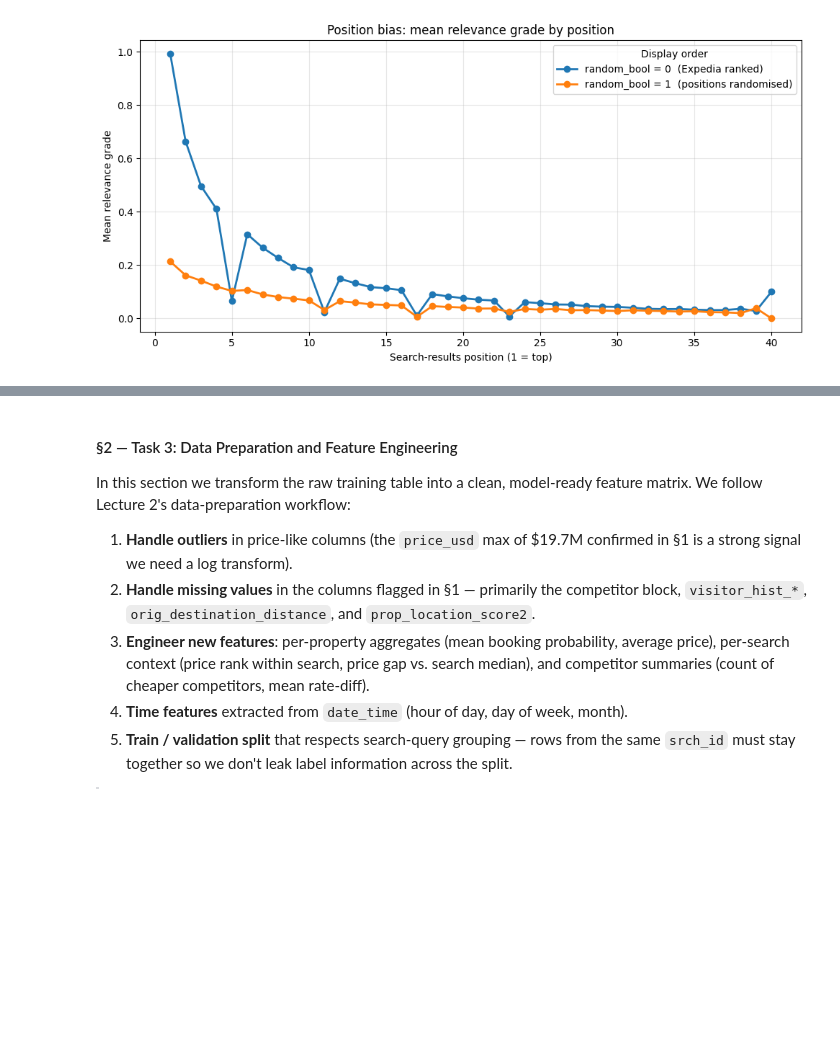
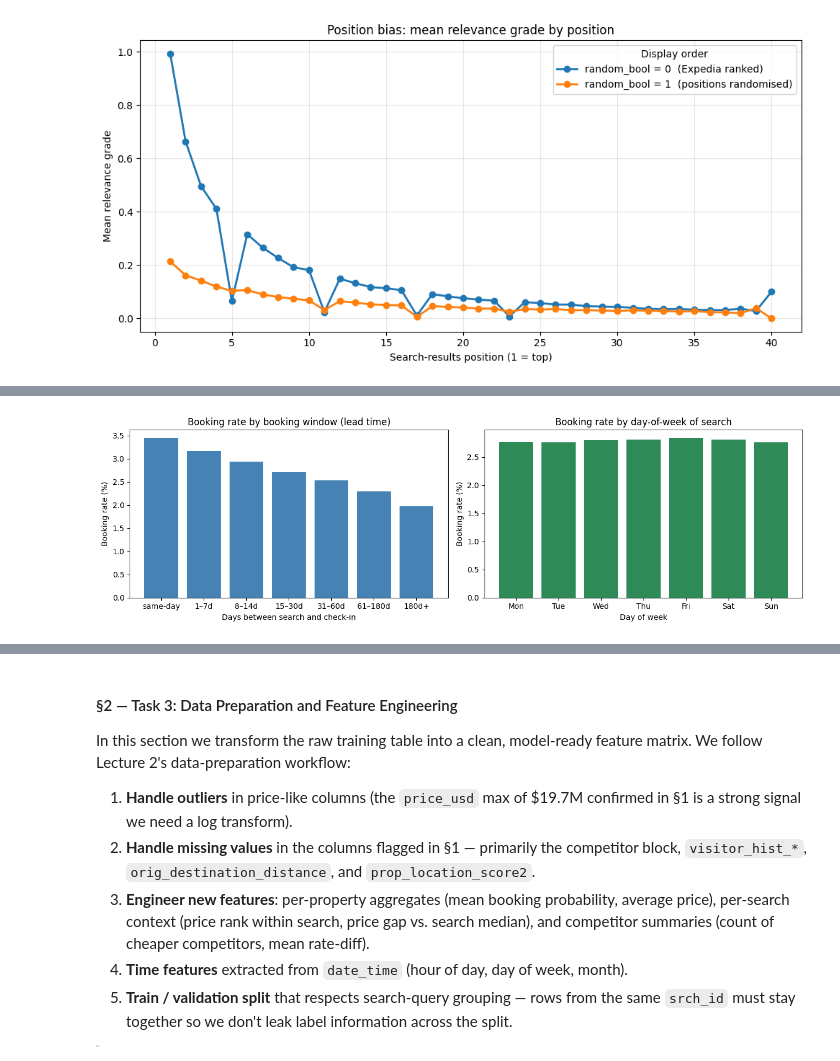
Before and after one commit to SaiTejasC/Data-Mining-Techniques, a Jupyter notebook: Assignment-2/assignment_2_code.ipynb, the cells around one changed output, grey strips where cells are left out. Cells and saved outputs as stored; diff of their text form; code cells hidden in the pictures; blank space fills up the shorter version.

```diff
--- a/Assignment-2/assignment_2_code.ipynb
+++ b/Assignment-2/assignment_2_code.ipynb
@@ -723,0 +824,68 @@ position
+# %%
+# =============================================================================
+# Cell 7b — Booking rate by lead time and day-of-week (predictive signal, 2/3)
+# =============================================================================
+# Purpose: explore the temporal signal in the data. Two views:
+#   1) booking rate vs. srch_booking_window (days between search and check-in)
+#   2) booking rate vs. day-of-week of the search (Monday..Sunday)
+#
+# Why: motivates the time features we engineer in §2.3 from date_time.
+# A flat curve would mean time features are weak; a clear gradient means
+# they are worth including in the LambdaMART feature set in Task 4.
+# =============================================================================
+
+# ---- 1) Booking rate by booking-window bucket ------------------------------
+# We bucket booking_window into coarser bins (the raw column ranges 0..~500,
+# too noisy at one-day granularity). pd.cut with explicit bin edges gives us
+# semantically meaningful groups ("same day", "1 week ahead", etc.).
+bw_bins   = [-1, 0, 7, 14, 30, 60, 180, 1000]
+bw_labels = ["same-day", "1–7d", "8–14d", "15–30d", "31–60d", "61–180d", "180d+"]
+
+# pd.cut(s, bins=..., labels=...) returns a categorical Series.
+# include_lowest=True ensures the leftmost bin includes its lower edge.
+booking_window_bucket = pd.cut(
+    train["srch_booking_window"],
+    bins=bw_bins, labels=bw_labels, include_lowest=True,
+)
+br_by_window = (
+    train.groupby(booking_window_bucket, observed=True)["booking_bool"]
+    .mean() * 100
+).reindex(bw_labels)  # reindex so the bars appear in chronological order
+
+
+# ---- 2) Booking rate by day-of-week of search ------------------------------
+# train["date_time"] is already datetime64 (Cell 2). `.dt.dayofweek` returns
+# Monday=0..Sunday=6 as int. We attach human labels for the plot.
+dow_int = train["date_time"].dt.dayofweek
+dow_labels = ["Mon", "Tue", "Wed", "Thu", "Fri", "Sat", "Sun"]
+br_by_dow = (train.groupby(dow_int)["booking_bool"].mean() * 100).reindex(range(7))
+
+
+# ---- 3) Two side-by-side panels --------------------------------------------
+fig, axes = plt.subplots(1, 2, figsize=(13, 4))
+
+axes[0].bar(br_by_window.index.astype(str), br_by_window.values, color="steelblue")
+axes[0].set_title("Booking rate by booking window (lead time)")
+axes[0].set_xlabel("Days between search and check-in")
+axes[0].set_ylabel("Booking rate (%)")
+
+axes[1].bar(dow_labels, br_by_dow.values, color="seagreen")
+axes[1].set_title("Booking rate by day-of-week of search")
+axes[1].set_xlabel("Day of week")
+axes[1].set_ylabel("Booking rate (%)")
+
+plt.tight_layout()
+plt.show()
+
+
+# ---- 4) Story hooks for the report -----------------------------------------
+print("Story hooks for the report:")
+print("-" * 70)
+print("  Booking rate vs lead time:")
+print(br_by_window.round(2).to_string())
+print()
+print("  Booking rate vs day-of-week:")
+for d, v in zip(dow_labels, br_by_dow.values):
+    print(f"    {d}: {v:.2f}%")
+# %% [output]
+[figure, added]
```
Also changed, not shown: parts of 47 cells of this notebook, 8 other files.
